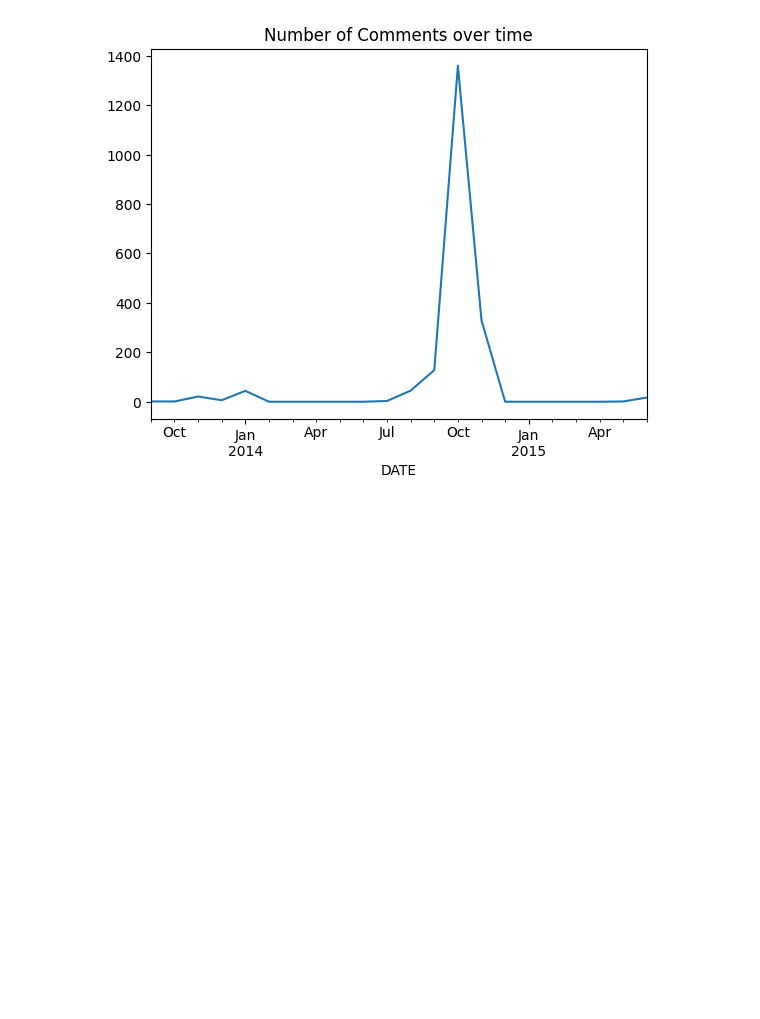
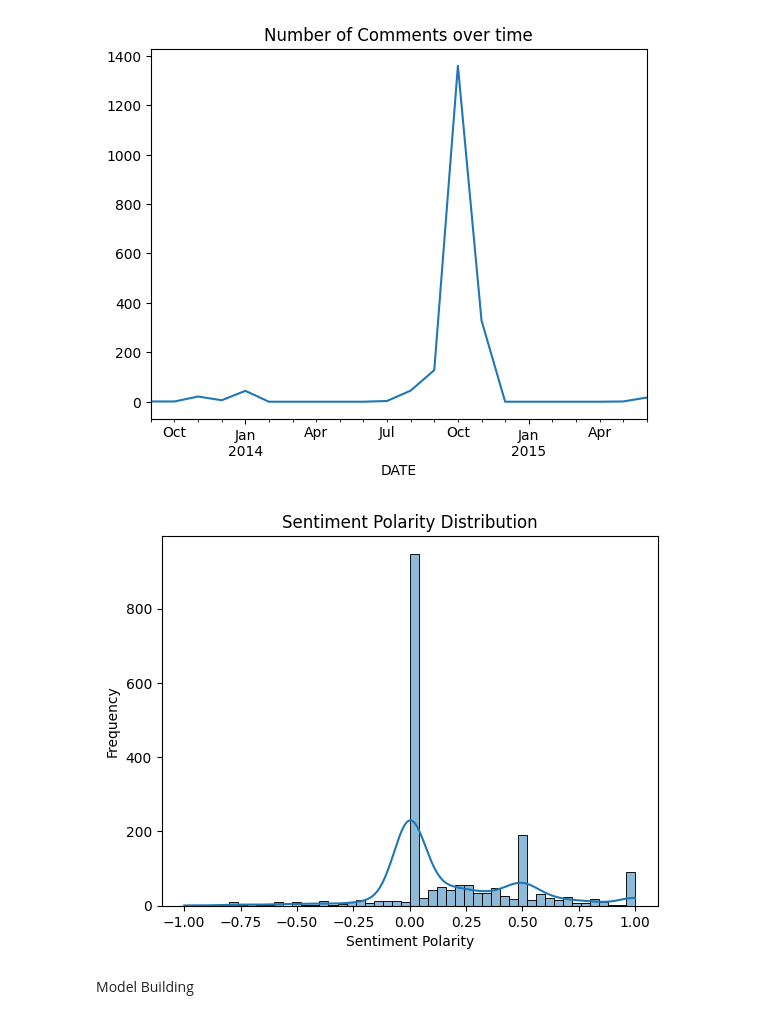
Before and after one commit to Saravanan-20G/Youtube-Comments-Spam-Dataset, a Jupyter notebook: youtube_spam.ipynb, the cells around one changed output. Drawn from its saved outputs; the diff is of its cells as text; code cells hidden in the pictures; blank space fills up the shorter version.

```diff
--- a/youtube_spam.ipynb
+++ b/youtube_spam.ipynb
@@ -225,3 +223,19 @@ plt.show()
 # %% [output]
 'M' is deprecated and will be removed in a future version, please use 'ME' instead.
 [figure]
+# %%
+from textblob import TextBlob
+
+# Sentiment Analysis
+df['sentiment'] = df['CONTENT'].apply(lambda text: TextBlob(text).sentiment.polarity)
+
+# Visualizing Sentiment Distribution
+sns.histplot(df['sentiment'], bins=50, kde=True)
+plt.title('Sentiment Polarity Distribution')
+plt.xlabel('Sentiment Polarity')
+plt.ylabel('Frequency')
+plt.show()
+# %% [output]
+[figure, added]
+# %% [markdown]
+Model Building
```
Also changed, not shown: parts of 4 cells of this notebook.
